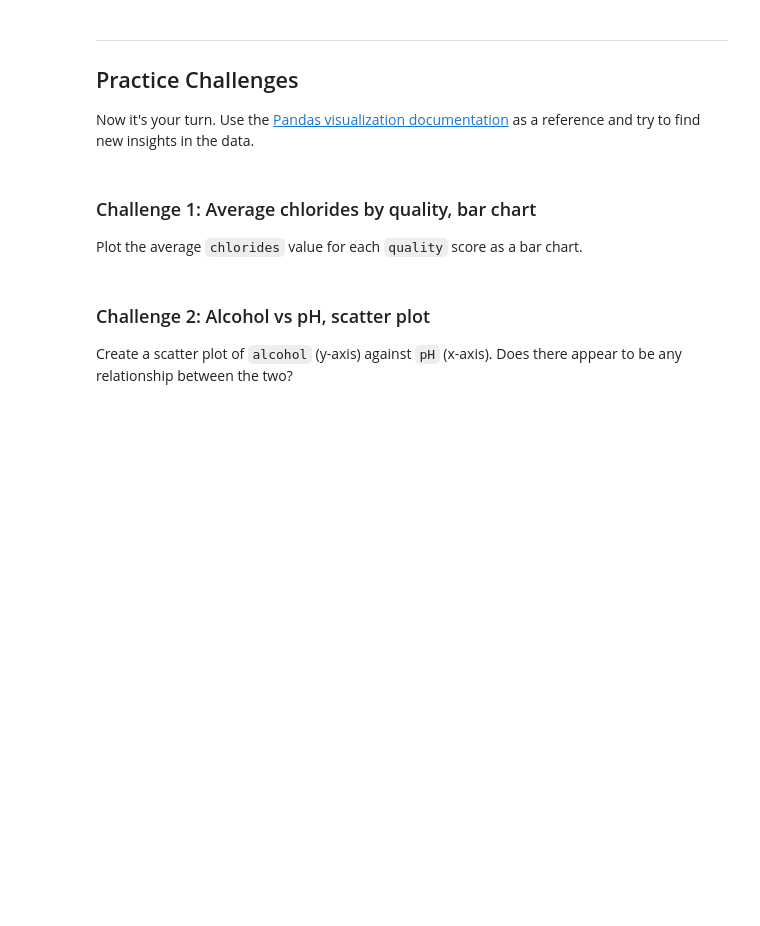
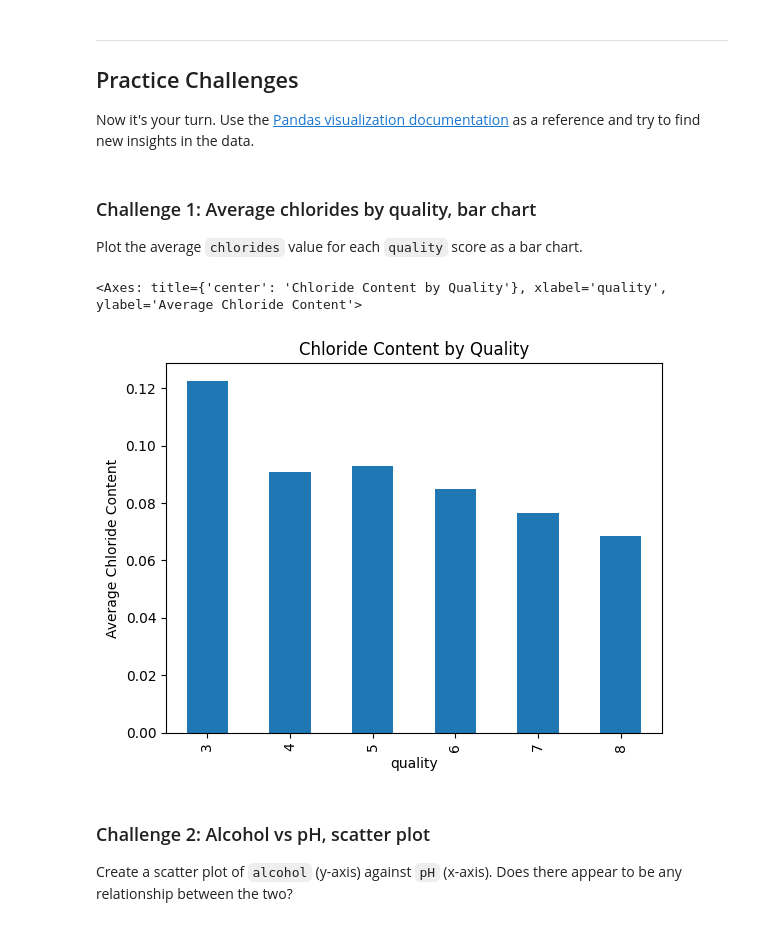
Before and after one commit to mLuca/das-pandas-numpy, a Jupyter notebook: 1_Pandas/03_Introduction_to_Visualization.ipynb, the cells around one changed output. Cells and saved outputs as stored; diff of their text form; code cells hidden in the pictures; blank space fills up the shorter version.

```diff
--- a/1_Pandas/03_Introduction_to_Visualization.ipynb
+++ b/1_Pandas/03_Introduction_to_Visualization.ipynb
@@ -143,6 +168,10 @@ Now it's your turn. Use the [Pandas visualization documentation](https://pandas.
 Plot the average `chlorides` value for each `quality` score as a bar chart.
 # %%
 # YOUR CODE HERE
+df.groupby("quality")["chlorides"].mean().plot(kind="bar", title="Chloride Content by Quality", ylabel="Average Chloride Content")
+# %% [output]
+<Axes: title={'center': 'Chloride Content by Quality'}, xlabel='quality', ylabel='Average Chloride Content'>
+[figure, added]
 # %% [markdown]
 ### Challenge 2: Alcohol vs pH, scatter plot
 
```
Also changed, not shown: parts of 12 cells of this notebook.
